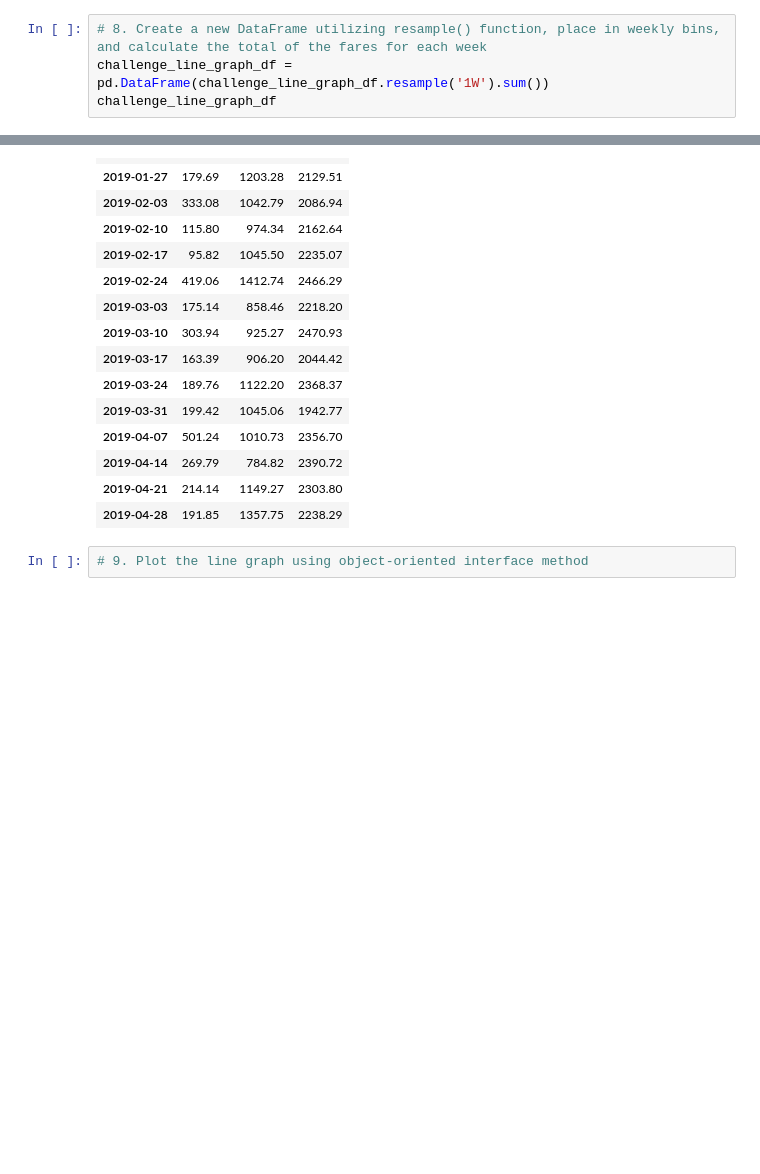
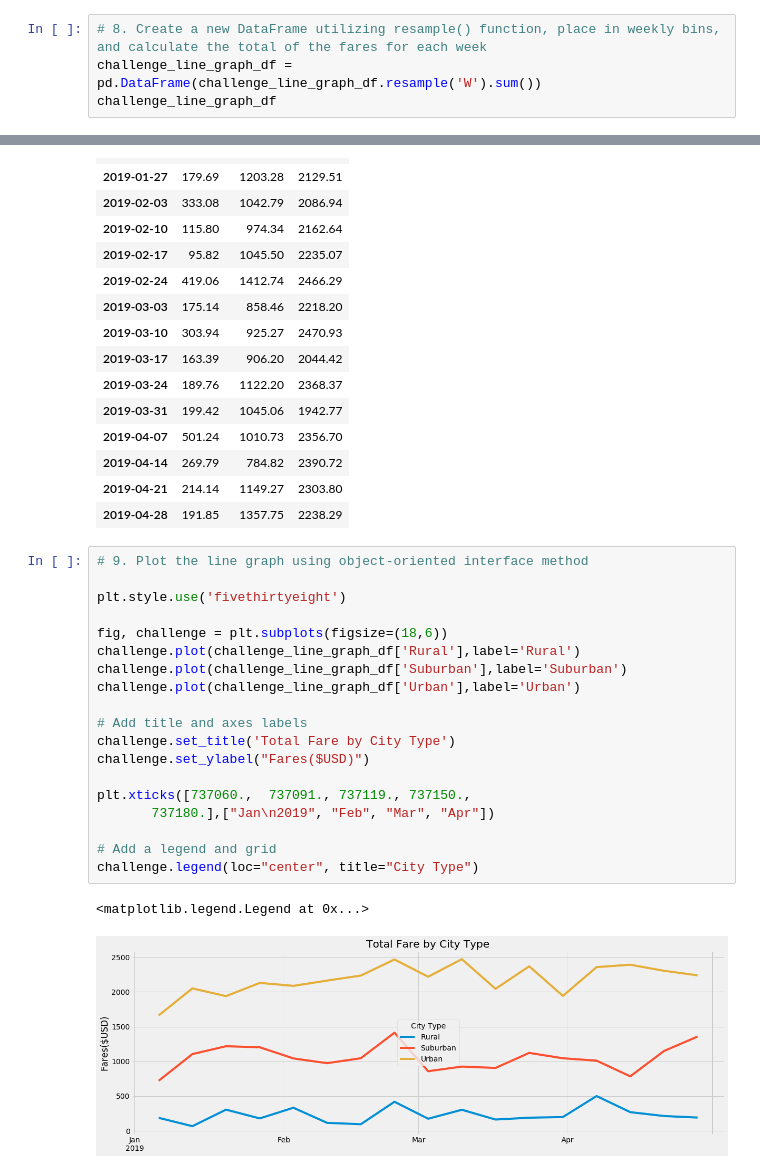
Before and after one commit to UofT-DataBootcamp-Coursework/module_5_challenge, a Jupyter notebook: PyBer_challenge.ipynb, the cells around one changed output, grey strips where cells are left out. Saved outputs shown, nothing was run; the diff lists cells and outputs as text; blank space fills up the shorter version.

Commit message:
finalized code and line graph

```diff
--- a/PyBer_challenge.ipynb
+++ b/PyBer_challenge.ipynb
@@ -188,6 +167,6 @@ challenge_line_graph_df = pd.DataFrame(challenge_line_graph_df.loc['2019-01-01':
 # %%
 # 8. Create a new DataFrame utilizing resample() function, place in weekly bins, and calculate the total of the fares for each week
-challenge_line_graph_df = pd.DataFrame(challenge_line_graph_df.resample('1W').sum())
+challenge_line_graph_df = pd.DataFrame(challenge_line_graph_df.resample('W').sum())
 challenge_line_graph_df
 # %% [output]
 | City Type | Rural | Suburban | Urban |
@@ -209,5 +188,25 @@ challenge_line_graph_df
 | 2019-04-14 | 269.79 | 784.82 | 2390.72 |
 | 2019-04-21 | 214.14 | 1149.27 | 2303.80 |
 | 2019-04-28 | 191.85 | 1357.75 | 2238.29 |
-# %%
-# 9. Plot the line graph using object-oriented interface method
+# %%
+# 9. Plot the line graph using object-oriented interface method
+
+plt.style.use('fivethirtyeight')
+
+fig, challenge = plt.subplots(figsize=(18,6))
+challenge.plot(challenge_line_graph_df['Rural'],label='Rural')
+challenge.plot(challenge_line_graph_df['Suburban'],label='Suburban')
+challenge.plot(challenge_line_graph_df['Urban'],label='Urban')
+
+# Add title and axes labels
+challenge.set_title('Total Fare by City Type')
+challenge.set_ylabel("Fares($USD)")
+
+plt.xticks([737060.,  737091., 737119., 737150.,
+       737180.],["Jan\n2019", "Feb", "Mar", "Apr"])
+
+# Add a legend and grid
+challenge.legend(loc="center", title="City Type")
+# %% [output]
+<matplotlib.legend.Legend at 0x...>
+[figure, added]
```
Also changed, not shown: parts of 2 cells of this notebook.
